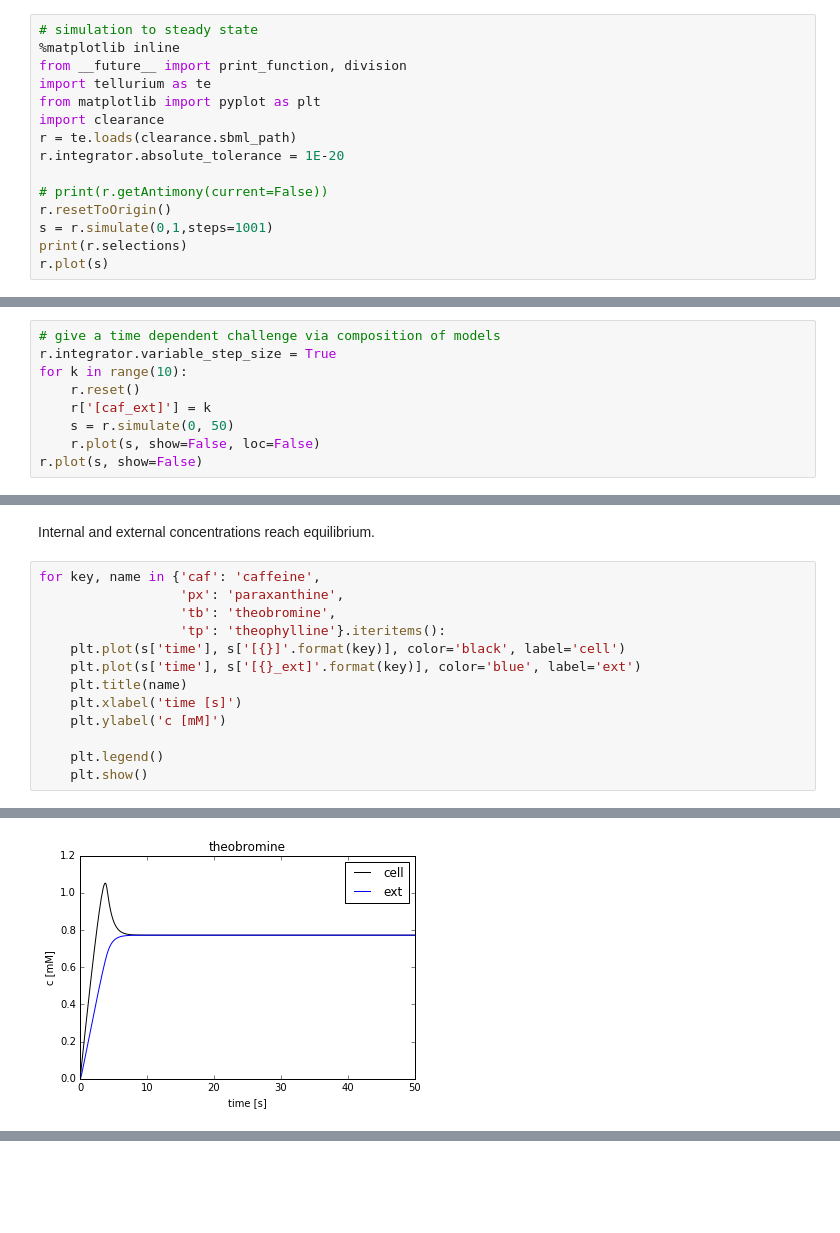
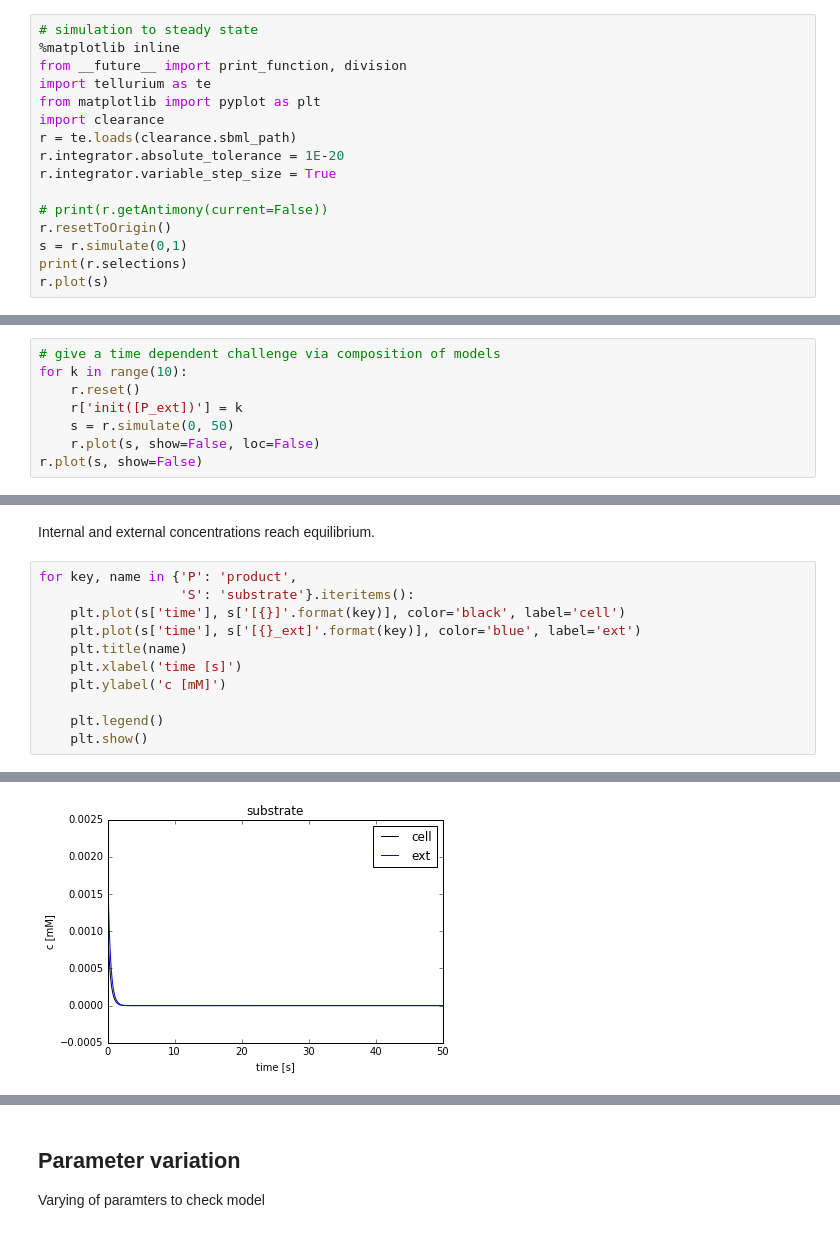
Before and after one commit to jingyayeah/multiscale-galactose, a Jupyter notebook: python/multiscalepy/multiscale/examples/models/clearance/clearance.ipynb, the cells around one changed output, grey strips where cells are left out. Cells and saved outputs as stored; diff of their text form; blank space fills up the shorter version.

```diff
--- a/python/multiscalepy/multiscale/examples/models/clearance/clearance.ipynb
+++ b/python/multiscalepy/multiscale/examples/models/clearance/clearance.ipynb
@@ -11,10 +11,11 @@ from matplotlib import pyplot as plt
 import clearance
 r = te.loads(clearance.sbml_path)
 r.integrator.absolute_tolerance = 1E-20
+r.integrator.variable_step_size = True
 
 # print(r.getAntimony(current=False))
 r.resetToOrigin()
-s = r.simulate(0,1,steps=1001)
+s = r.simulate(0,1)
 print(r.selections)
 r.plot(s)
 # %% [output]
@@ -26,9 +30,8 @@ r.plot(s)
 # %%
 # give a time dependent challenge via composition of models
-r.integrator.variable_step_size = True
 for k in range(10):
     r.reset()
-    r['[caf_ext]'] = k
+    r['init([P_ext])'] = k
     s = r.simulate(0, 50)
     r.plot(s, show=False, loc=False)
 r.plot(s, show=False)
@@ -38,10 +41,8 @@ r.plot(s, show=False)
 # %% [markdown]
 Internal and external concentrations reach equilibrium.
 # %%
-for key, name in {'caf': 'caffeine',
-                  'px': 'paraxanthine',
-                  'tb': 'theobromine',
-                  'tp': 'theophylline'}.iteritems():
+for key, name in {'P': 'product',
+                  'S': 'substrate'}.iteritems():
     plt.plot(s['time'], s['[{}]'.format(key)], color='black', label='cell')
     plt.plot(s['time'], s['[{}_ext]'.format(key)], color='blue', label='ext')
     plt.title(name)
@@ -55 +56 @@ for key, name in {'caf': 'caffeine',
-[figure, old version]
+[figure, new version]
@@ -57,0 +57,3 @@ for key, name in {'caf': 'caffeine',
+# %% [markdown]
+## Parameter variation
+Varying of paramters to check model
```
Also changed, not shown: parts of 8 cells of this notebook, 23 other files.
